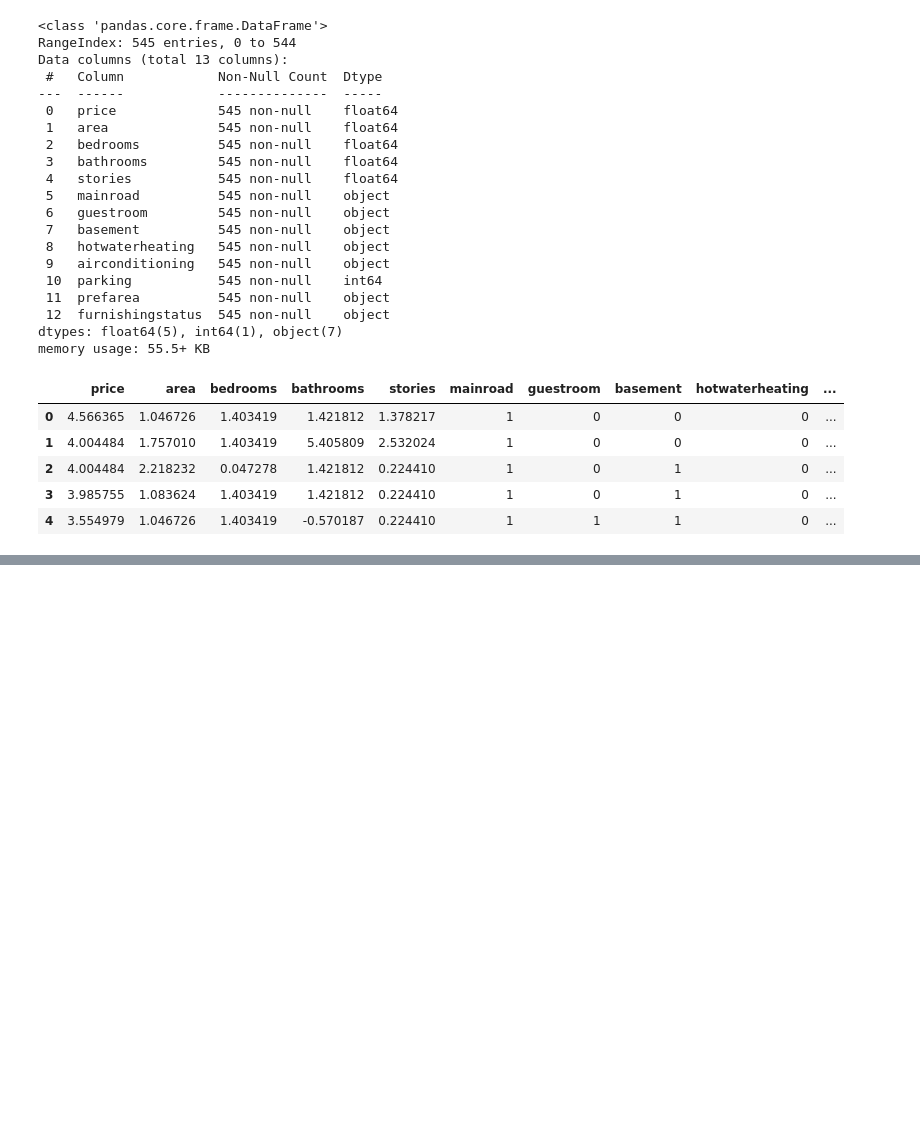
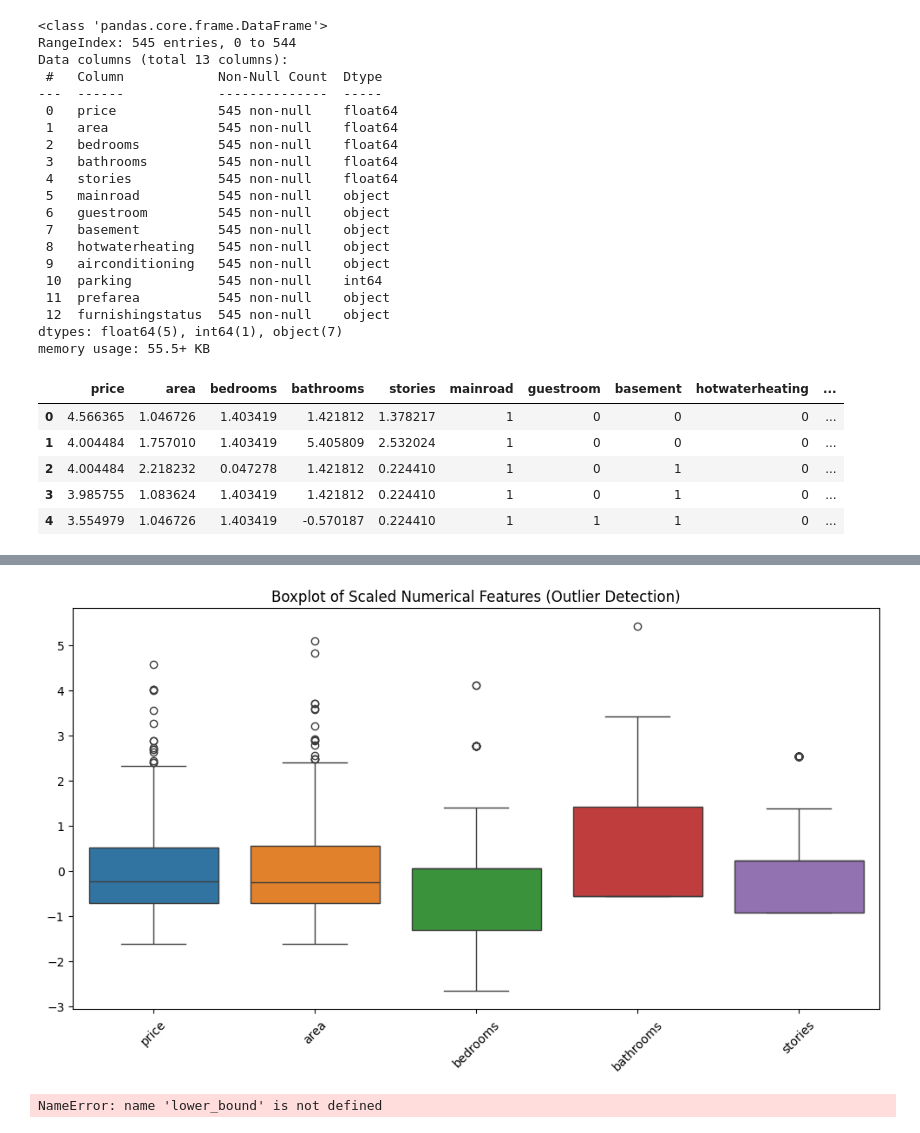
Before and after one commit to mumbimuthiga/data_handling, a Jupyter notebook: datacleanup.ipynb, the cells around one changed output, grey strips where cells are left out. Cells and saved outputs as stored; diff of their text form; code cells hidden in the pictures; blank space fills up the shorter version.

Commit message:
Removing outliers from the data

```diff
--- a/datacleanup.ipynb
+++ b/datacleanup.ipynb
@@ -100,0 +118,25 @@ housing.head()
+# %%
+import seaborn as sns
+import matplotlib.pyplot as plt
+
+plt.figure(figsize=(12, 6))
+sns.boxplot(data=housing[num_features])
+plt.xticks(rotation=45)
+plt.title("Boxplot of Scaled Numerical Features (Outlier Detection)")
+plt.show()
+# %% [output]
+[figure, added]
+# %%
+# Apply clipping per column to handle outliers
+import seaborn as sns
+import matplotlib.pyplot as plt
+for col in num_features:
+    housing[col] = housing[col].clip(lower_bound[col], upper_bound[col])
+
+# Replot boxplot to confirm outliers are treated
+plt.figure(figsize=(12, 6))
+sns.boxplot(data=house_df[num_features])
+plt.xticks(rotation=45)
+plt.title("Boxplot After Outlier Treatment")
+# %% [output]
+NameError: name 'lower_bound' is not defined
```
Also changed, not shown: parts of 2 cells of this notebook.
